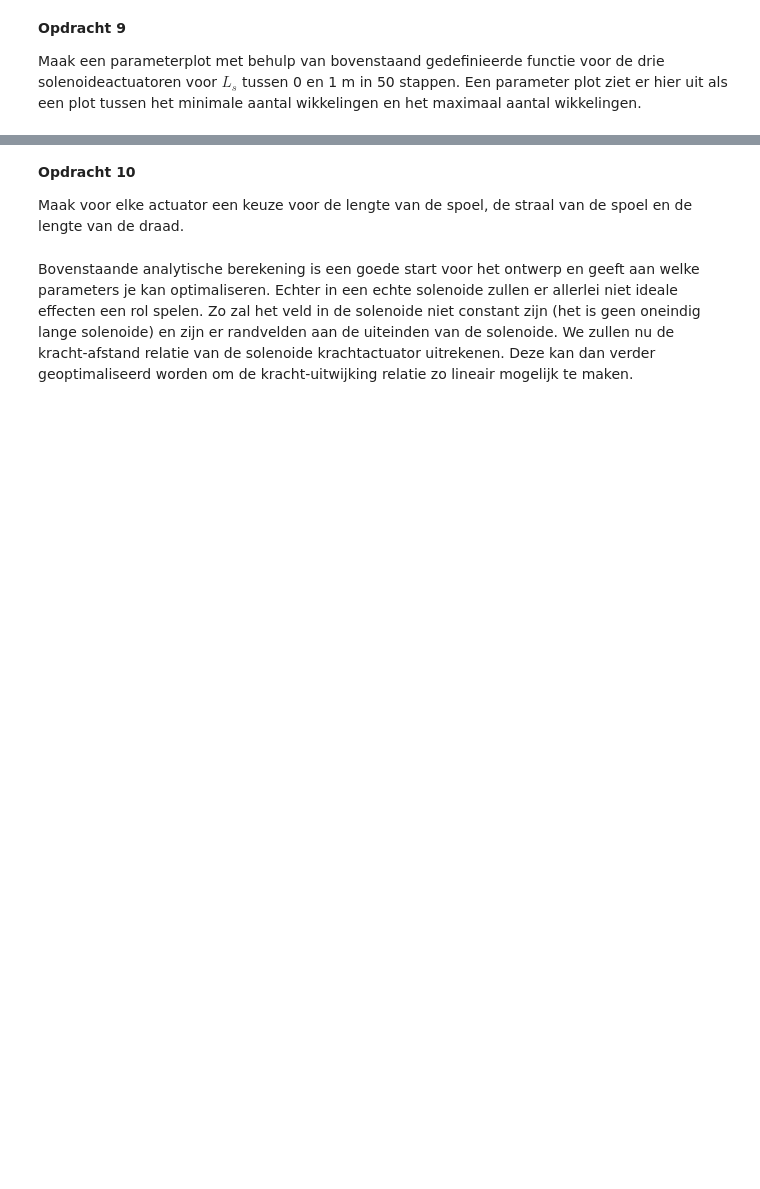
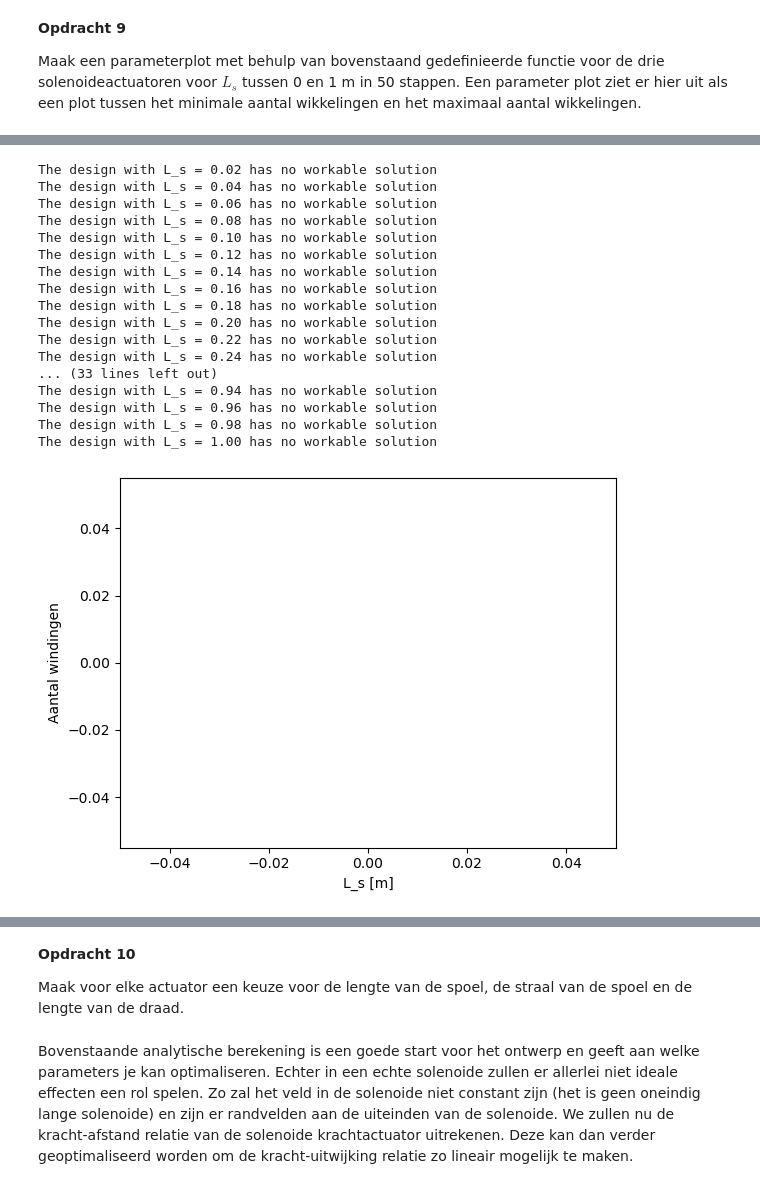
Before and after one commit to beanmachine123/opdrachten-DEF-D, a Jupyter notebook: 2KrachtactuatorOpdracht/2KrachtactuatorOpdracht/KrachtactuatorOpdracht.ipynb, the cells around one changed output, grey strips where cells are left out. Drawn from its saved outputs; the diff is of its cells as text; code cells hidden in the pictures; blank space fills up the shorter version.

```diff
--- a/2KrachtactuatorOpdracht/2KrachtactuatorOpdracht/KrachtactuatorOpdracht.ipynb
+++ b/2KrachtactuatorOpdracht/2KrachtactuatorOpdracht/KrachtactuatorOpdracht.ipynb
@@ -183,0 +274,43 @@ Maak een parameterplot met behulp van bovenstaand gedefinieerde functie voor de
+# %%
+#Vaatwasser opener
+N_vaat = [aantal_wikkelingen(L, I_vaat, r_d_vaat, r_s_vaat, L_d_vaat,F_vaat) for L in L_s_values]
+
+N_vaat = np.array(N_vaat)
+
+Nmin_vaat = N_vaat[:,0]
+Nmax_vaat = N_vaat[:,1]
+
+mask_vaat = ~np.isnan(Nmin_vaat) & ~np.isnan(Nmax_vaat)
+
+plt.figure()
+plt.fill_between(L_s_values[mask_vaat], Nmin_vaat[mask_vaat], Nmax_vaat[mask_vaat])
+plt.plot(L_s_values[mask_vaat], Nmin_vaat[mask_vaat])
+plt.plot(L_s_values[mask_vaat], Nmax_vaat[mask_vaat])
+plt.xlabel("L_s [m]")
+plt.ylabel("Aantal windingen")
+
+if np.any(mask_vaat):
+    plt.xlim(0, L_s_values[mask_vaat][-1])
+else:
+    print("Geen werkbare oplossing voor vaatwasser actuator")
+
+plt.show()
+# %% [output]
+The design with L_s = 0.02 has no workable solution
+The design with L_s = 0.04 has no workable solution
+The design with L_s = 0.06 has no workable solution
+The design with L_s = 0.08 has no workable solution
+The design with L_s = 0.10 has no workable solution
+The design with L_s = 0.12 has no workable solution
+The design with L_s = 0.14 has no workable solution
+The design with L_s = 0.16 has no workable solution
+The design with L_s = 0.18 has no workable solution
+The design with L_s = 0.20 has no workable solution
+The design with L_s = 0.22 has no workable solution
+The design with L_s = 0.24 has no workable solution
+... (33 lines left out)
+The design with L_s = 0.94 has no workable solution
+The design with L_s = 0.96 has no workable solution
+The design with L_s = 0.98 has no workable solution
+The design with L_s = 1.00 has no workable solution
+[figure, added]
```
Also changed, not shown: parts of 16 cells of this notebook, 6 other files.
